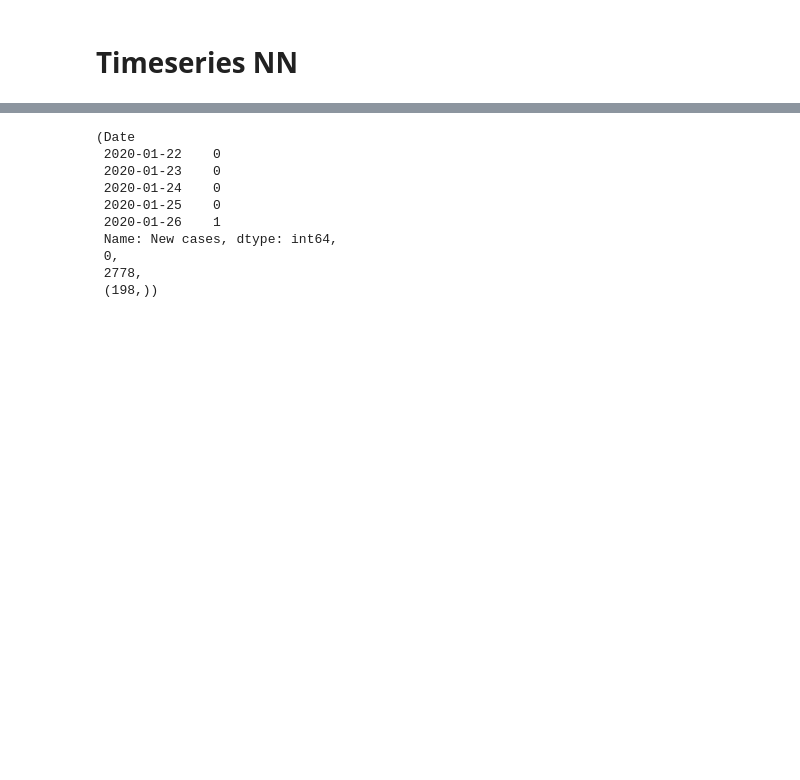
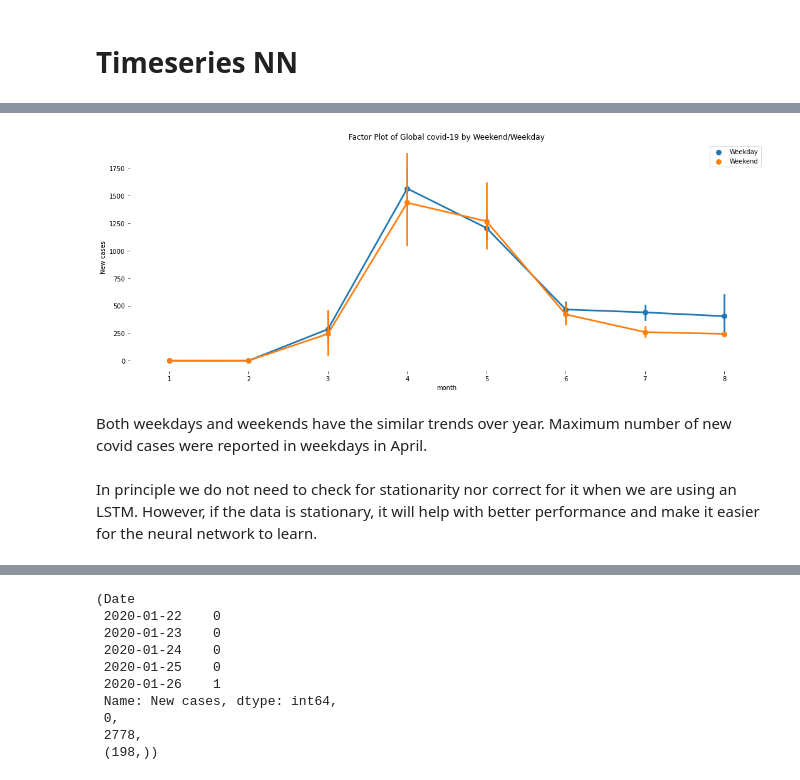
Before and after one commit to kiranrawat/Covid-19-diagnosis-and-its-clinical-spectrum, a Jupyter notebook: Timeseries NN Covid.ipynb, the cells around one changed output, grey strips where cells are left out. Drawn from its saved outputs; the diff is of its cells as text; code cells hidden in the pictures; blank space fills up the shorter version.

Commit message:
added Stationarity

```diff
--- a/Timeseries NN Covid.ipynb
+++ b/Timeseries NN Covid.ipynb
@@ -20,0 +63,14 @@ covid_data.head()
+# %%
+plt1=sns.factorplot('month','New cases',hue='Day',
+                    data=covid_data, size=6, aspect=2.5, legend=False)
+plt.title('Factor Plot of Global covid-19 by Weekend/Weekday')
+plt.tight_layout()
+sns.despine(left=True, bottom=True)
+plt.legend(loc='upper right');
+# %% [output]
+[figure, added]
+# %% [markdown]
+Both weekdays and weekends have the similar trends over year.
+Maximum number of new covid cases were reported in weekdays in April.
+# %% [markdown]
+In principle we do not need to check for stationarity nor correct for it when we are using an LSTM. However, if the data is stationary, it will help with better performance and make it easier for the neural network to learn.
```
Also changed, not shown: parts of 18 cells of this notebook.
